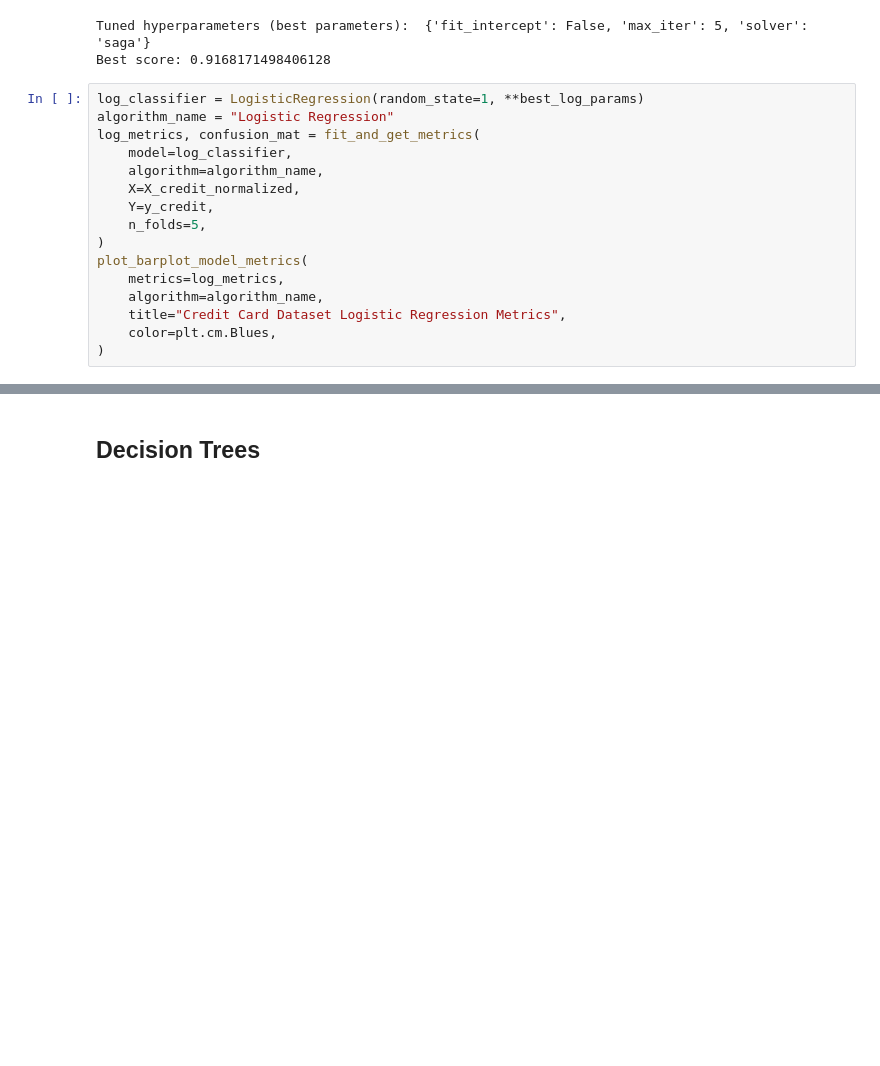
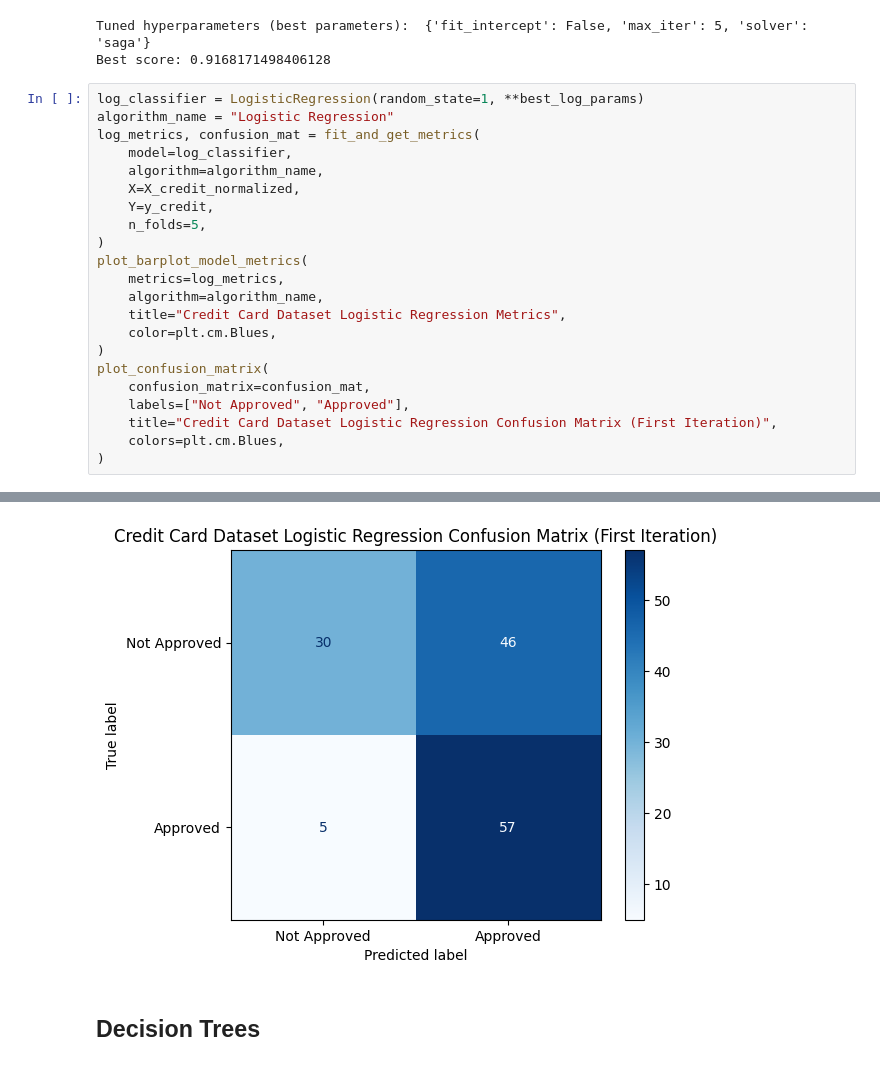
Before and after one commit to Antonio-Tresol/proyecto_1_ml, a Jupyter notebook: proyecto_1_ml.ipynb, the cells around one changed output, grey strips where cells are left out. Cells and saved outputs as stored; diff of their text form; blank space fills up the shorter version.

Commit message:
plot updated

```diff
--- a/proyecto_1_ml.ipynb
+++ b/proyecto_1_ml.ipynb
@@ -419,21 +419,28 @@ Best score: 0.9168171498406128
 # %%
 log_classifier = LogisticRegression(random_state=1, **best_log_params)
 algorithm_name = "Logistic Regression"
 log_metrics, confusion_mat = fit_and_get_metrics(
     model=log_classifier,
     algorithm=algorithm_name,
     X=X_credit_normalized,
     Y=y_credit,
     n_folds=5,
 )
 plot_barplot_model_metrics(
     metrics=log_metrics,
     algorithm=algorithm_name,
     title="Credit Card Dataset Logistic Regression Metrics",
     color=plt.cm.Blues,
 )
+plot_confusion_matrix(
+    confusion_matrix=confusion_mat,
+    labels=["Not Approved", "Approved"],
+    title="Credit Card Dataset Logistic Regression Confusion Matrix (First Iteration)",
+    colors=plt.cm.Blues,
+)
 # %% [output]
 [figure]
+[figure, added]
 # %% [markdown]
 ## Decision Trees
 # %%
```
Also changed, not shown: parts of 2 cells of this notebook.
